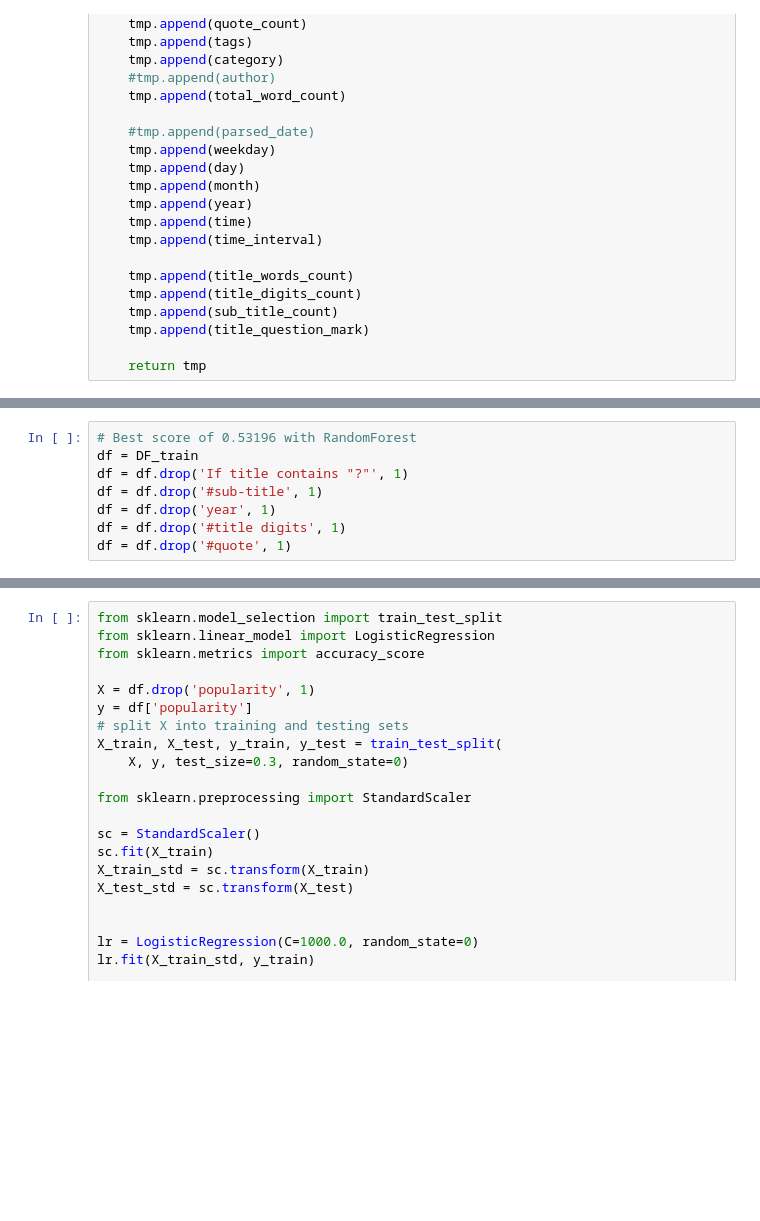
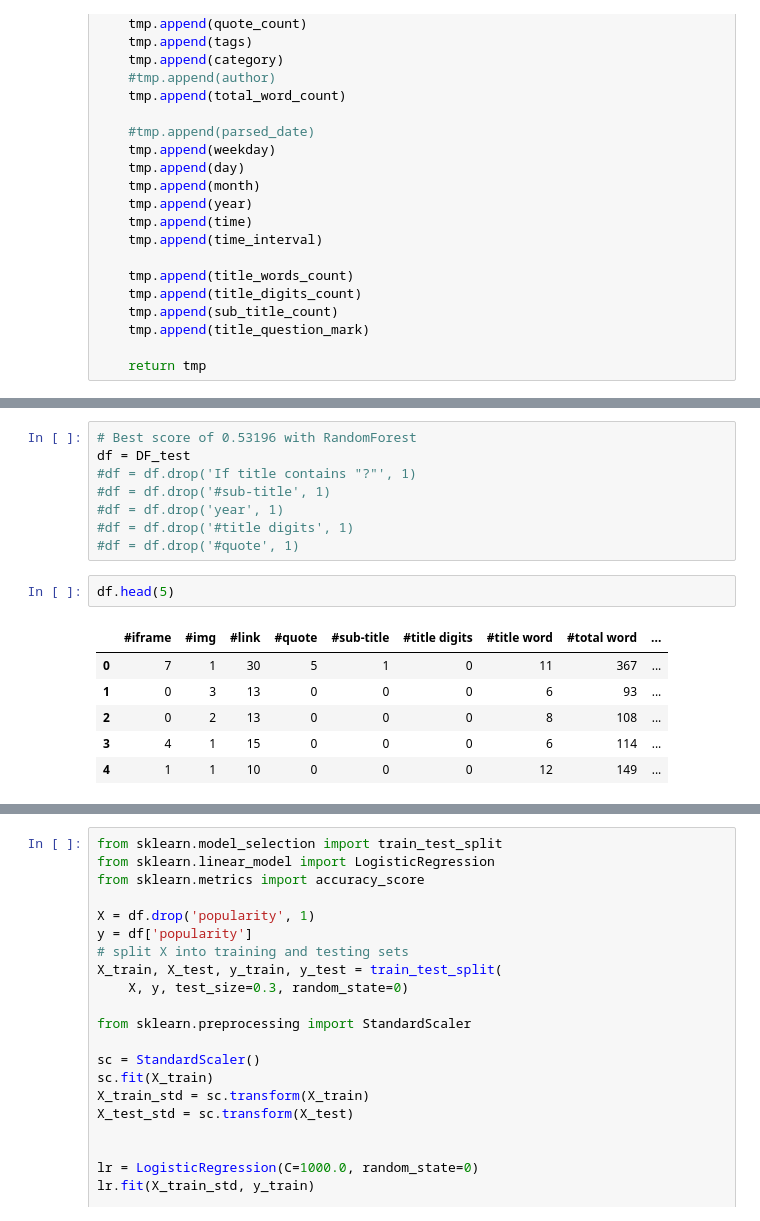
Before and after one commit to ChunChenLin/Predicting-News-Popularity, a Jupyter notebook: Predicting News Popularity.ipynb, the cells around one changed output, grey strips where cells are left out. Saved outputs shown, nothing was run; the diff lists cells and outputs as text; blank space fills up the shorter version.

```diff
--- a/Predicting News Popularity.ipynb
+++ b/Predicting News Popularity.ipynb
@@ -300,11 +304,20 @@ print(df.shape)
 # %%
 # Best score of 0.53196 with RandomForest
-df = DF_train
-df = df.drop('If title contains "?"', 1)
-df = df.drop('#sub-title', 1)
-df = df.drop('year', 1)
-df = df.drop('#title digits', 1)
-df = df.drop('#quote', 1)
+df = DF_test
+#df = df.drop('If title contains "?"', 1)
+#df = df.drop('#sub-title', 1)
+#df = df.drop('year', 1)
+#df = df.drop('#title digits', 1)
+#df = df.drop('#quote', 1)
+# %%
+df.head(5)
+# %% [output]
+|  | #iframe | #img | #link | #quote | #sub-title | #title digits | #title word | #total word | ... |
+| 0 | 7 | 1 | 30 | 5 | 1 | 0 | 11 | 367 | ... |
+| 1 | 0 | 3 | 13 | 0 | 0 | 0 | 6 | 93 | ... |
+| 2 | 0 | 2 | 13 | 0 | 0 | 0 | 8 | 108 | ... |
+| 3 | 4 | 1 | 15 | 0 | 0 | 0 | 6 | 114 | ... |
+| 4 | 1 | 1 | 10 | 0 | 0 | 0 | 12 | 149 | ... |
 # %%
 import numpy as np
 from sklearn.preprocessing import LabelEncoder
```
Also changed, not shown: parts of 12 cells of this notebook.
